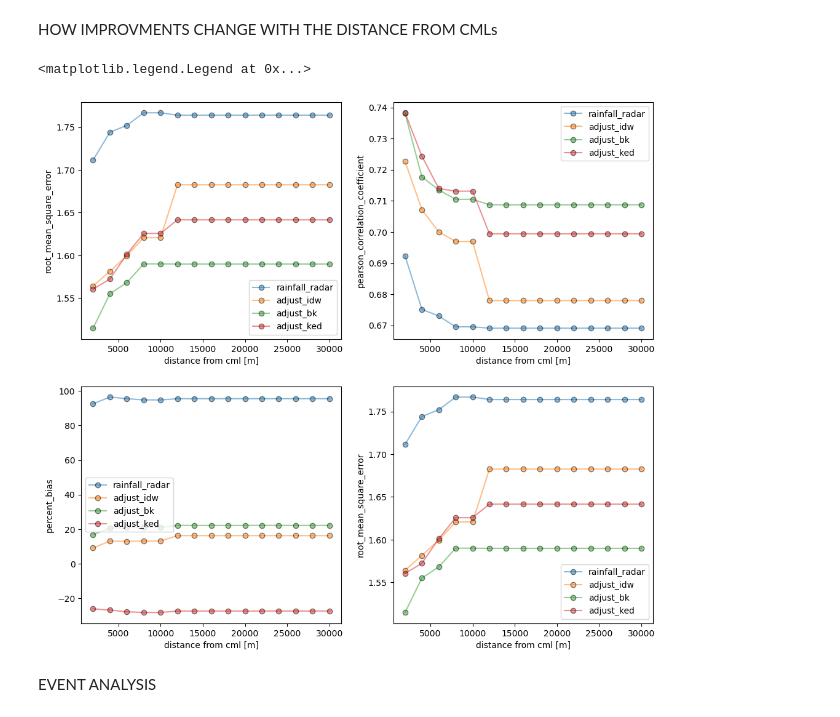
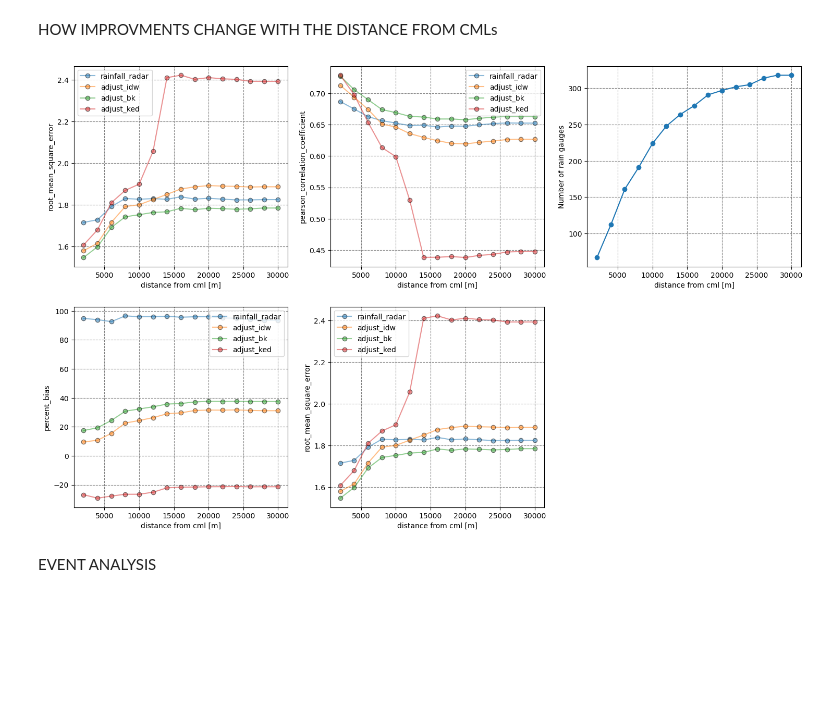
Before and after one commit to EliaCovi/radar_adjustment_intercomparison, a Jupyter notebook: 4_adjustment_analysis.ipynb, the cells around one changed output. Drawn from its saved outputs; the diff is of its cells as text; code cells hidden in the pictures; blank space fills up the shorter version.

Commit message:
distance issue corrected + new plot for event analysis

```diff
--- a/4_adjustment_analysis.ipynb
+++ b/4_adjustment_analysis.ipynb
@@ -49,6 +49,8 @@ get_grid_at_points = plg.spatial.GridAtPoints(
     da_point_data=ds_gauges.isel(time = 0),
     nnear=1,
     stat="best",
+    use_lon_lat=True
+
 )
 
 ds_gauges['rainfall_radar'] = get_grid_at_points(
@@ -76,15 +78,17 @@ HOW IMPROVMENTS CHANGE WITH THE DISTANCE FROM CMLs
 # compute matrix considering rgs at max_distance from cmls
 
 distances = np.arange(2000, 32000, 2000) # [m]
+n_gauges = np.array([])
 threshold = 0.1
 for max_distance in distances:
     closest_neigbors = plg.spatial.get_closest_points_to_line(
-        ds_cmls, ds_gauges.rainfall_amount, max_distance=max_distance, n_closest=1
+        ds_cmls, ds_gauges.rainfall_amount, max_distance=max_distance, n_closest=len(ds_gauges.id.values)
     )
 
-    closest_rgs = closest_neigbors.neighbor_id
-    closest_rgs = closest_rgs.where(closest_rgs != None, drop=True)
-    ds_closegauges = ds_gauges.sel(id=np.unique(closest_rgs.values.flatten()))
+    closest_rgs = closest_neigbors.neighbor_id.values.flatten()
+    ds_closegauges = ds_gauges.sel(id=np.unique(closest_rgs[closest_rgs!= None]))
+
+    n_gauges = np.concat([n_gauges, np.array([len(ds_closegauges.id.values)])])
 
     metrics_rainfall_radar = pd.DataFrame([plg.validation.calculate_rainfall_metrics(
         reference=ds_closegauges.rainfall_amount.values.flatten(),
@@ -129,7 +133,7 @@ for max_distance in distances:
         result_adjust_bk = pd.concat([result_adjust_bk, metrics_adjust_bk])
         result_adjust_ked = pd.concat([result_adjust_ked, metrics_adjust_ked])
 # %%
-fig, ax = plt.subplots(2,2, figsize=(12, 11))
+fig, ax = plt.subplots(2,3, figsize=(18, 11))
 ax[0,0].plot(result_rainfall_radar.distance, result_rainfall_radar.root_mean_square_error,
         marker='o', markeredgecolor='black', label='rainfall_radar', alpha=.5)
 ax[0,0].plot(result_adjust_idw.distance, result_adjust_idw.root_mean_square_error,
@@ -140,6 +144,7 @@ ax[0,0].plot(result_adjust_ked.distance, result_adjust_ked.root_mean_square_erro
         marker='o', markeredgecolor='black', label='adjust_ked', alpha=.5)
 ax[0,0].set_xlabel('distance from cml [m]')
 ax[0,0].set_ylabel('root_mean_square_error')
+ax[0,0].grid(linestyle='--', color='gray')
 ax[0,0].legend()
 ax[0,1].plot(result_rainfall_radar.distance, result_rainfall_radar.pearson_correlation_coefficient,
         marker='o', markeredgecolor='black', label='rainfall_radar', alpha=.5)
@@ -148,35 +153,42 @@ ax[0,1].plot(result_adjust_idw.distance, result_adjust_idw.pearson_correlation_c
 ax[0,1].plot(result_adjust_bk.distance, result_adjust_bk.pearson_correlation_coefficient,
         marker='o', markeredgecolor='black', label='adjust_bk', alpha=.5)
 ax[0,1].plot(result_adjust_ked.distance, result_adjust_ked.pearson_correlation_coefficient,
         marker='o', markeredgecolor='black', label='adjust_ked', alpha=.5)
 ax[0,1].set_xlabel('distance from cml [m]')
 ax[0,1].set_ylabel('pearson_correlation_coefficient')
+ax[0,1].grid(linestyle='--', color='gray')
 ax[0,1].legend()
 ax[1,0].plot(result_rainfall_radar.distance, result_rainfall_radar.percent_bias,
         marker='o', markeredgecolor='black', label='rainfall_radar', alpha=.5)
 ax[1,0].plot(result_adjust_idw.distance, result_adjust_idw.percent_bias,
         marker='o', markeredgecolor='black', label='adjust_idw', alpha=.5)
 ax[1,0].plot(result_adjust_bk.distance, result_adjust_bk.percent_bias,
         marker='o', markeredgecolor='black', label='adjust_bk', alpha=.5)
 ax[1,0].plot(result_adjust_ked.distance, result_adjust_ked.percent_bias,
         marker='o', markeredgecolor='black', label='adjust_ked', alpha=.5)
 ax[1,0].set_xlabel('distance from cml [m]')
 ax[1,0].set_ylabel('percent_bias')
+ax[1,0].grid(linestyle='--', color='gray')
 ax[1,0].legend()
 ax[1,1].plot(result_rainfall_radar.distance, result_rainfall_radar.root_mean_square_error,
         marker='o', markeredgecolor='black', label='rainfall_radar', alpha=.5)
 ax[1,1].plot(result_adjust_idw.distance, result_adjust_idw.root_mean_square_error,
         marker='o', markeredgecolor='black', label='adjust_idw', alpha=.5)
 ax[1,1].plot(result_adjust_bk.distance, result_adjust_bk.root_mean_square_error,
         marker='o', markeredgecolor='black', label='adjust_bk', alpha=.5)
 ax[1,1].plot(result_adjust_ked.distance, result_adjust_ked.root_mean_square_error,
         marker='o', markeredgecolor='black', label='adjust_ked', alpha=.5)
 ax[1,1].set_xlabel('distance from cml [m]')
 ax[1,1].set_ylabel('root_mean_square_error')
+ax[1,1].grid(linestyle='--', color='gray')
 ax[1,1].legend()
+ax[0,2].plot(distances, n_gauges, marker='o')
+ax[0,2].set_xlabel('distance from cml [m]')
+ax[0,2].set_ylabel('Number of rain gauges')
+ax[0,2].grid(linestyle='--', color='gray')
+fig.delaxes(ax[1,2])
 # %% [output]
-<matplotlib.legend.Legend at 0x...>
-[figure, old version]
+[figure, new version]
 # %% [markdown]
 EVENT ANALYSIS
 # %%
```
Also changed, not shown: parts of 8 cells of this notebook.
